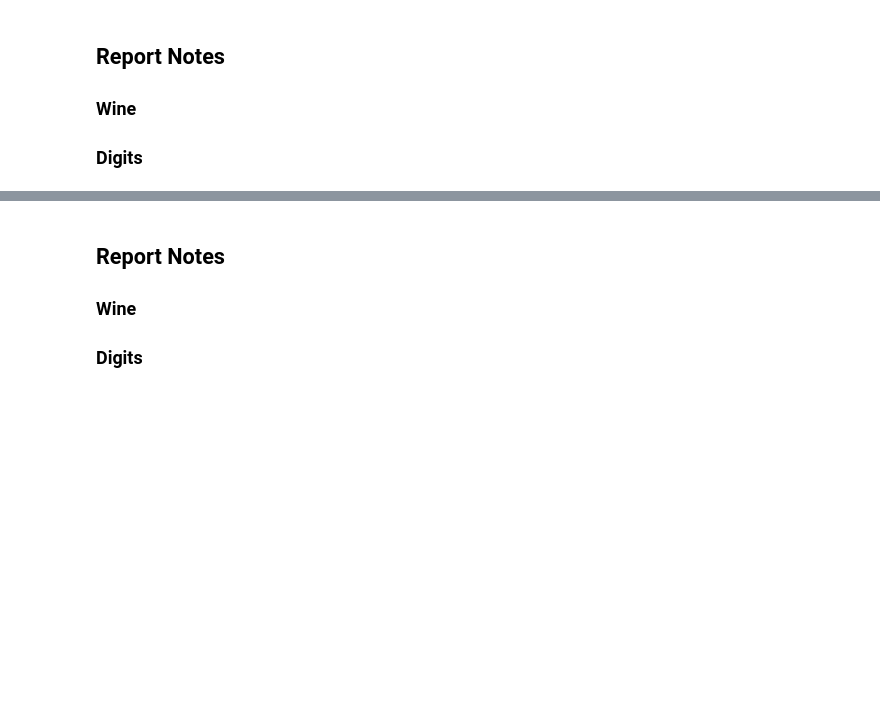
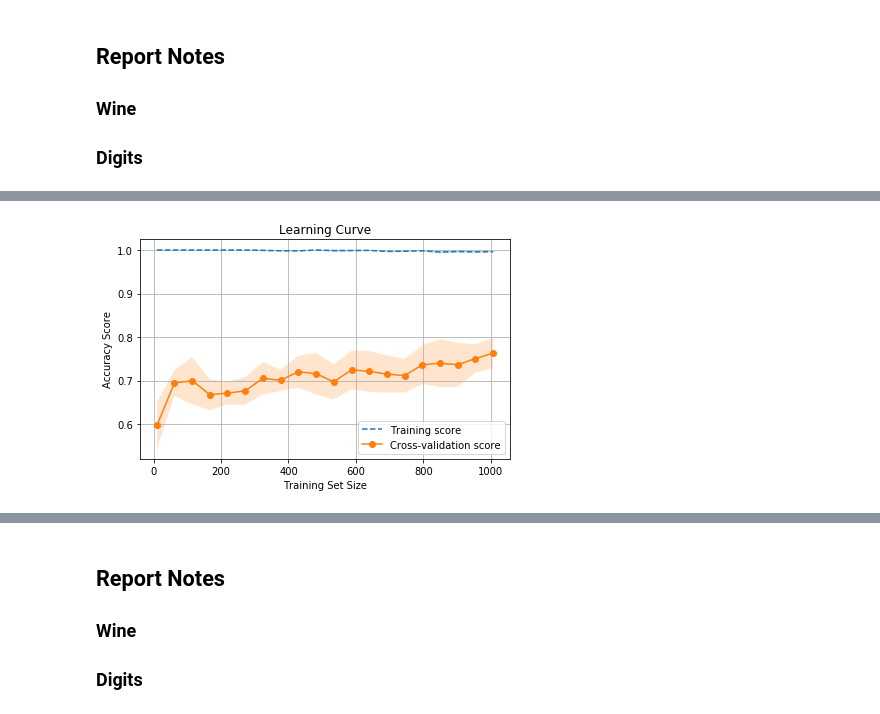
Before and after one commit to reedipher/CS-7641-unsupervised_learning, a Jupyter notebook: code/Assignment 3.ipynb, the cells around one changed output, grey strips where cells are left out. Drawn from its saved outputs; the diff is of its cells as text; code cells hidden in the pictures; blank space fills up the shorter version.

Commit message:
add necessary code written. Can loop back with prettier charts after writing most of report if necessary

```diff
--- a/code/Assignment 3.ipynb
+++ b/code/Assignment 3.ipynb
@@ -958,0 +1059,15 @@ Apply the dimensionality reduction algorithms to one of your datasets from assig
+# %%
+# split into train and test sets
+
+# reduce wine data set
+winePCA = PCA(n_components=9, random_state=0).fit_transform(wineX_scaled)
+wineICA = FastICA(n_components=8, random_state=0).fit_transform(wineX_scaled)
+wineRP  = RP(n_components=8, random_state=0).fit_transform(wineX_scaled)
+wineUFS = SelectKBest(f_classif, k=4).fit_transform(wineX_scaled, winey)
+
+wine_data = []
+wine_data.append(['Original', wineX_scaled])
+wine_data.append(['PCA', winePCA])
+wine_data.append(['ICA', wineICA])
+wine_data.append(['RP',  wineRP])
+wine_data.append(['UFS', wineUFS])
@@ -958,0 +1076,81 @@ Apply the dimensionality reduction algorithms to one of your datasets from assig
+# %%
+# Define Grid Search parameters
+learning_rates = ['constant', 'invscaling']
+solvers = ['sgd', 'lbfgs', 'adam']
+layers = [(10,), (20,), (40,), (10,10), (20, 10), (20,20), (40,10), (40,20)]
+parameters = {'solver': solvers, 'learning_rate': learning_rates, 'hidden_layer_sizes': layers}
+
+# define size of test set
+test_size=0.3
+
+# collect all results
+nn_data = []
+
+for d in wine_data:
+    dataName = d[0]
+    print_line(dataName)
+
+    X = d[1]
+    y = winey
+
+    # Scale the data
+    X = scale(X)
+
+    # Split into train and test sets
+    X_train, X_test, y_train, y_test = train_test_split(X, y, test_size=test_size, random_state=0)
+
+    clf = GridSearchCV(MLPClassifier(max_iter=2000, alpha=1, random_state=0),
+                       parameters,
+                       cv=10,
+                       scoring='accuracy',
+                       n_jobs=-1)
+
+    t0 = time()
+    clf.fit(X_train, y_train)
+    nn_time = time() - t0
+
+    print("Neural Net model fit in %.3f s" % nn_time)
+    print('Best Score: %.3f using %r' % (clf.best_score_, clf.best_params_))
+
+    # Create NN with best parameters from grid search
+    nn = MLPClassifier(learning_rate=clf.best_params_["learning_rate"],
+                       solver=clf.best_params_["solver"],
+                       hidden_layer_sizes=clf.best_params_["hidden_layer_sizes"],
+                       max_iter=2000,
+                       alpha=1,
+                       random_state=0)
+
+    # plot the learning curve for the data
+    plot_learning_curve(nn, X_train, y_train)
+
+    # Predict results using the test set
+    nn.fit(X_train, y_train)
+    nn_pred = nn.predict(X_test)
+
+    # Calculate Null Accuracy
+    calculate_null_accuracy(y)
+
+    # let's see how our model performed
+    print(classification_report(y_test, nn_pred))
+
+    plot_confusion(nn, X_test, y_test, labels)
+
+
+    # Collect results
+    results = {
+        "classifier": nn,
+        "dataset": dataName,
+        "time":    nn_time,
+        "score":   clf.best_score_,
+        "params":  clf.best_params_
+    }
+
+    nn_data.append(results)
+
+print('Results')
+for res in nn_data:
+    print('Data: ',     res["dataset"])
+    print('\tTime:   ', res["time"])
+    print('\tScore:  ', res["score"])
+    print('\tParams: ', res["params"])
+# %% [output]
@@ -958,0 +1167 @@ Apply the dimensionality reduction algorithms to one of your datasets from assig
+[figure, added]
```
Also changed, not shown: parts of 24 cells of this notebook.
